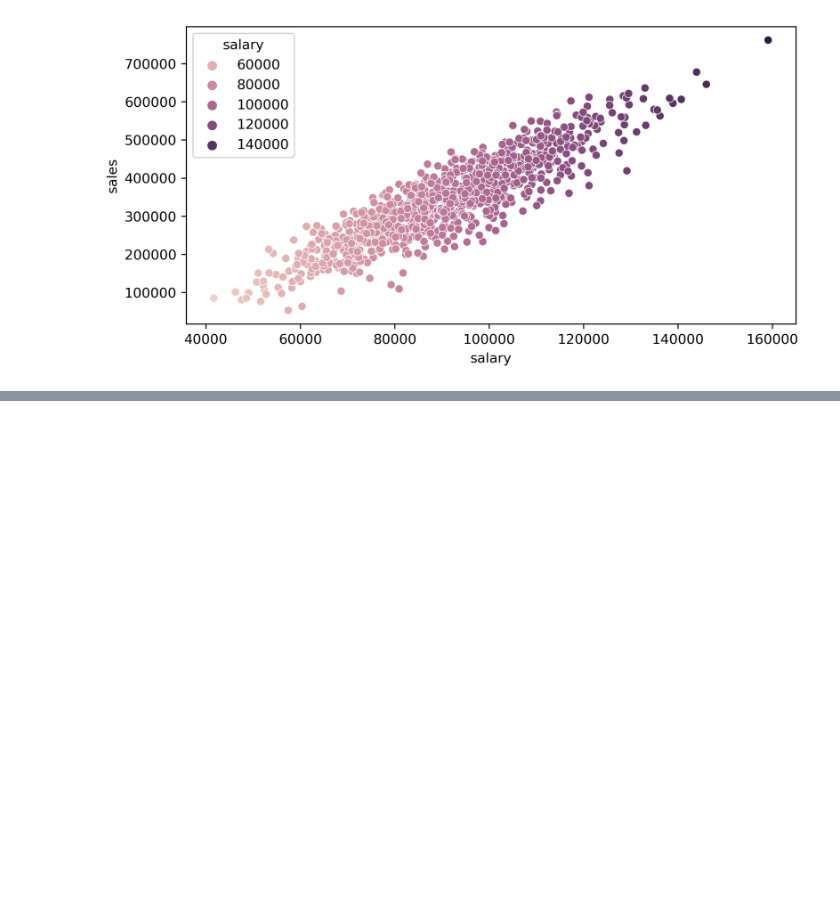
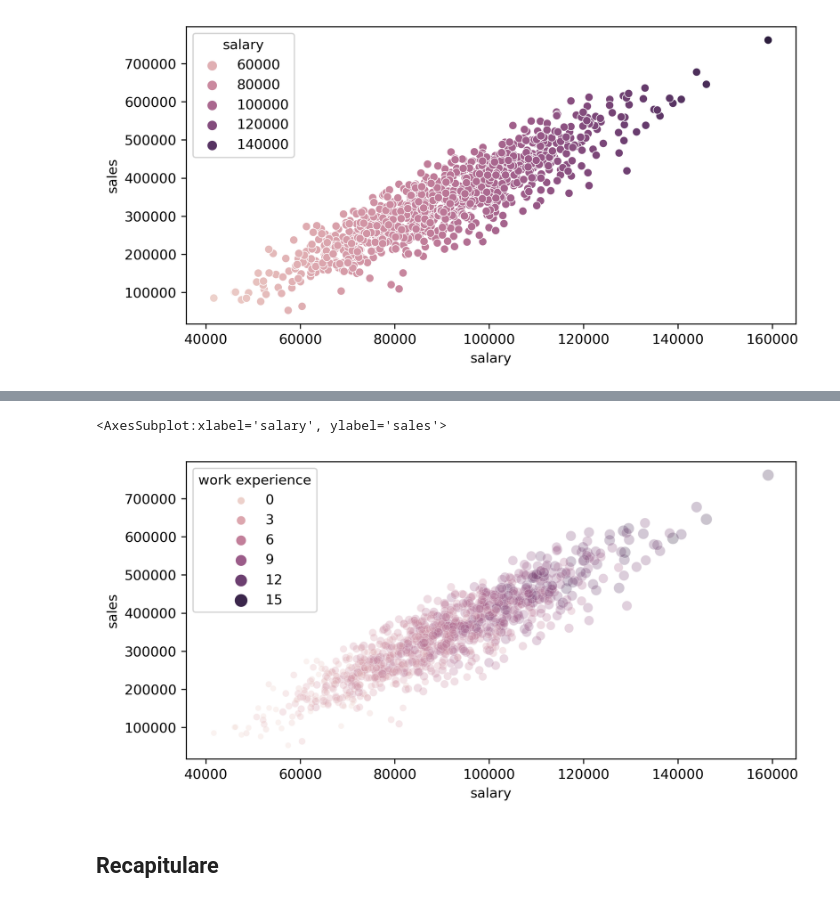
Before and after one commit to ageorgiu17/Udemy_Machine_Learning_and_Data_Science_Masterclass, a Jupyter notebook: Section_04_Seaborn/Section_04_Seaborn_02_Scatterplots.ipynb, the cells around one changed output, grey strips where cells are left out. Cells and saved outputs as stored; diff of their text form; code cells hidden in the pictures; blank space fills up the shorter version.

```diff
--- a/Section_04_Seaborn/Section_04_Seaborn_02_Scatterplots.ipynb
+++ b/Section_04_Seaborn/Section_04_Seaborn_02_Scatterplots.ipynb
@@ -67,0 +84,8 @@ sns.scatterplot(x='salary', y='sales', data=df, hue='salary')
+# %%
+plt.figure(figsize=(8, 4), dpi=300)
+sns.scatterplot(x='salary', y='sales', data=df, alpha=0.27, hue='work experience', size='work experience')
+# %% [output]
+<AxesSubplot:xlabel='salary', ylabel='sales'>
+[figure, added]
+# %% [markdown]
+## Recapitulare
```
Also changed, not shown: parts of 5 cells of this notebook, 2 other files.
